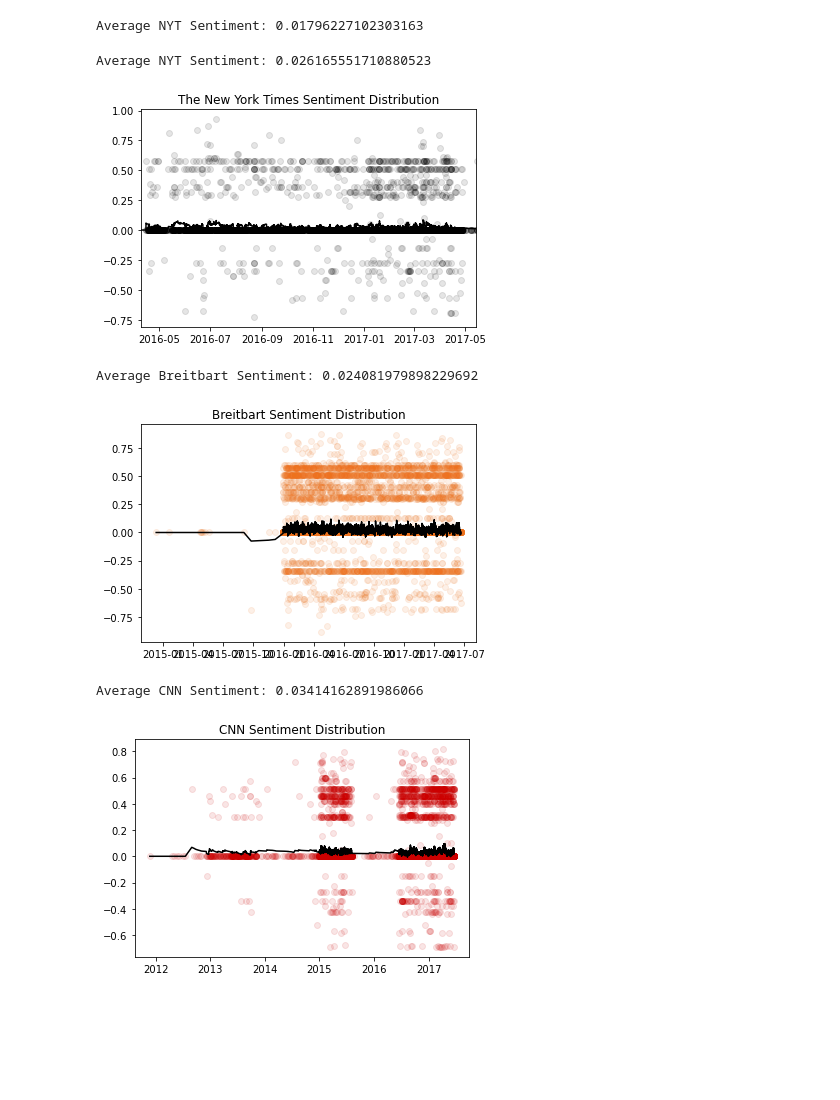
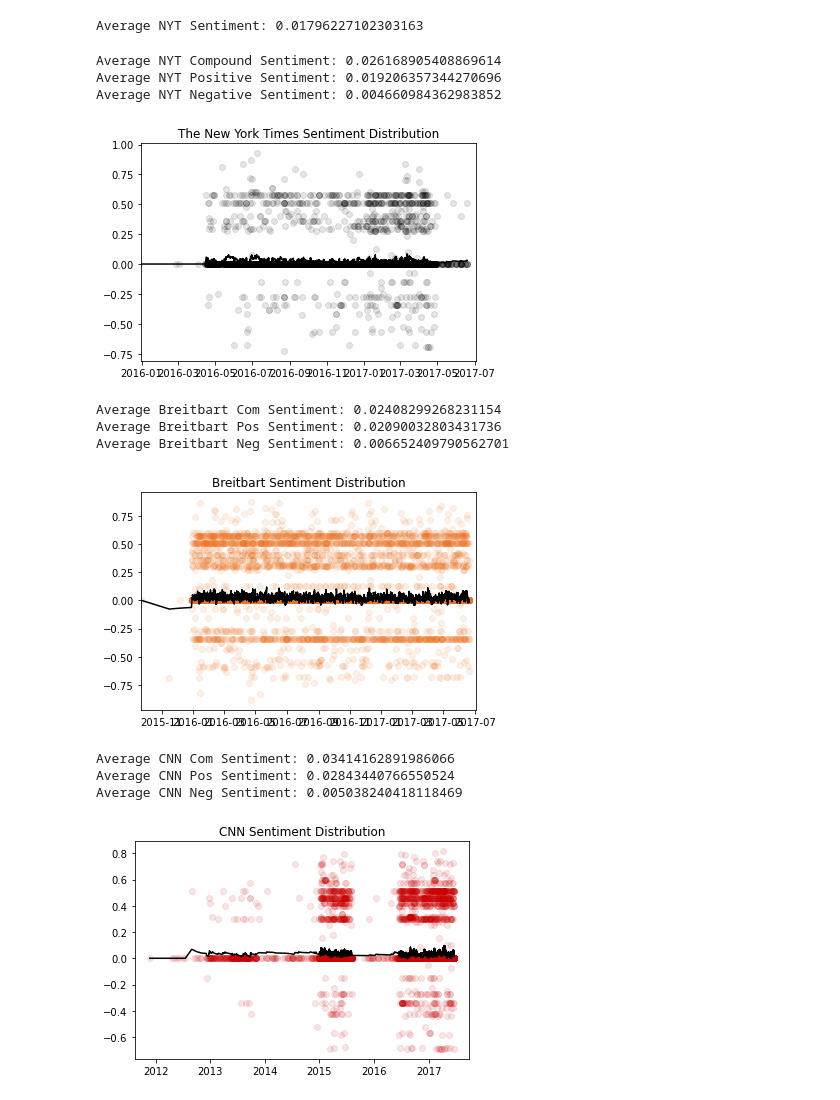
Before and after one commit to ArshSiddiqui/SentimentAnalysis, a Jupyter notebook: Sentiment of News Organizations.ipynb, the cells around one changed output. Drawn from its saved outputs; the diff is of its cells as text; code cells hidden in the pictures; blank space fills up the shorter version.

```diff
--- a/Sentiment of News Organizations.ipynb
+++ b/Sentiment of News Organizations.ipynb
@@ -254,47 +270,72 @@ WashingtonPost = pd.DataFrame({'Headline': np.array(WashingtonPostHeadlines), 'D
 NYT = NYT.sort_values(by='Dates', ascending=True)
 NYTCompoundSentimentScore = []
 NYTTotSentiments = 0
+NYTTotPosSentiments = 0
+NYTTotNegSentiments = 0
 for c in range(0, len(NYT['Sentiment'])):
     NYTCompoundSentimentScore.append(NYT['Sentiment'][c]['compound'])
     NYTTotSentiments += NYT['Sentiment'][c]['compound']
+    NYTTotPosSentiments += NYT['Sentiment'][c]['pos']
+    NYTTotNegSentiments += NYT['Sentiment'][c]['neg']
 NYTFig, NYTax = plt.subplots()
 # updatedDates = [datetime.datetime(2016, 1, 1), datetime.datetime(2017, 5, 1)]
 NYTax.scatter(NYT['Dates'], NYTCompoundSentimentScore, alpha = 0.1, color="black")
 NYTCompoundSentimentScoreSeries = pd.Series(data=NYTCompoundSentimentScore, index=NYT['Dates'])
 NYTax.plot(NYTCompoundSentimentScoreSeries.ewm(span=100).mean(), color="black")
 NYTax.set_title("The New York Times Sentiment Distribution")
-# NYTax.set_xlim(16900, 17300)
+NYTax.set_xlim(16800, 17350)
 
 NYTTotSentiments /= len(NYTsentiments)
-print("Average NYT Sentiment:", NYTTotSentiments)
+NYTTotPosSentiments /= len(NYTsentiments)
+NYTTotNegSentiments /= len(NYTsentiments)
+print("Average NYT Compound Sentiment:", NYTTotSentiments)
+print("Average NYT Positive Sentiment:", NYTTotPosSentiments)
+print("Average NYT Negative Sentiment:", NYTTotNegSentiments)
 # %% [output]
-Average NYT Sentiment: 0.026165551710880523
+Average NYT Compound Sentiment: 0.026168905408869614
+Average NYT Positive Sentiment: 0.019206357344270696
+Average NYT Negative Sentiment: 0.004660984362983852
-[figure, old version]
+[figure, new version]
 # %%
 Breitbart = Breitbart.sort_values(by='Dates', ascending=True)
 BreitbartCompoundSentimentScore = []
+BreitbartTotPosSentiments = 0
+BreitbartTotNegSentiments = 0
 BreitbartTotSentiments = 0
 for c in range(0, len(Breitbart['Sentiment'])):
     BreitbartCompoundSentimentScore.append(Breitbart['Sentiment'][c]['compound'])
     BreitbartTotSentiments += Breitbart['Sentiment'][c]['compound']
+    BreitbartTotPosSentiments += Breitbart['Sentiment'][c]['pos']
+    BreitbartTotNegSentiments += Breitbart['Sentiment'][c]['neg']
 BreitbartFig, Breitbartax = plt.subplots()
 Breitbartax.scatter(Breitbart['Dates'], BreitbartCompoundSentimentScore, alpha = 0.1, color="#ED721D")
 BreitbartCompoundSentimentScoreSeries = pd.Series(data=BreitbartCompoundSentimentScore, index=Breitbart['Dates'])
 Breitbartax.plot(BreitbartCompoundSentimentScoreSeries.ewm(span=50).mean(), color="black")
 Breitbartax.set_title("Breitbart Sentiment Distribution")
+Breitbartax.set_xlim(16700, 17350)
 
 BreitbartTotSentiments /= len(Breitbartsentiments)
-print("Average Breitbart Sentiment:", BreitbartTotSentiments)
+BreitbartTotPosSentiments /= len(Breitbartsentiments)
+BreitbartTotNegSentiments /= len(Breitbartsentiments)
+print("Average Breitbart Com Sentiment:", BreitbartTotSentiments)
+print("Average Breitbart Pos Sentiment:", BreitbartTotPosSentiments)
+print("Average Breitbart Neg Sentiment:", BreitbartTotNegSentiments)
 # %% [output]
-Average Breitbart Sentiment: 0.024081979898229692
+Average Breitbart Com Sentiment: 0.02408299268231154
+Average Breitbart Pos Sentiment: 0.02090032803431736
+Average Breitbart Neg Sentiment: 0.006652409790562701
-[figure, old version]
+[figure, new version]
 # %%
 CNN = CNN.sort_values(by='Dates', ascending=True)
 CNNCompoundSentimentScore = []
 CNNTotSentiments = 0
+CNNTotPosSentiments = 0
+CNNTotNegSentiments = 0
 for c in range(0, len(CNN['Sentiment'])):
     CNNCompoundSentimentScore.append(CNN['Sentiment'][c]['compound'])
     CNNTotSentiments += CNN['Sentiment'][c]['compound']
+    CNNTotPosSentiments += CNN['Sentiment'][c]['pos']
+    CNNTotNegSentiments += CNN['Sentiment'][c]['neg']
 CNNFig, CNNax = plt.subplots()
 CNNax.scatter(CNN['Dates'], CNNCompoundSentimentScore, alpha = 0.1, color="#cc0000")
 CNNCompoundSentimentScoreSeries = pd.Series(data=CNNCompoundSentimentScore, index=CNN['Dates'])
@@ -302,9 +343,15 @@ CNNax.plot(CNNCompoundSentimentScoreSeries.ewm(span=100).mean(), color="black")
 CNNax.set_title("CNN Sentiment Distribution")
 
 CNNTotSentiments /= len(CNNsentiments)
-print("Average CNN Sentiment:", CNNTotSentiments)
+CNNTotPosSentiments /= len(CNNsentiments)
+CNNTotNegSentiments /= len(CNNsentiments)
+print("Average CNN Com Sentiment:", CNNTotSentiments)
+print("Average CNN Pos Sentiment:", CNNTotPosSentiments)
+print("Average CNN Neg Sentiment:", CNNTotNegSentiments)
 # %% [output]
-Average CNN Sentiment: 0.03414162891986066
+Average CNN Com Sentiment: 0.03414162891986066
+Average CNN Pos Sentiment: 0.02843440766550524
+Average CNN Neg Sentiment: 0.005038240418118469
 [figure]
 # %%
 BusinessInsider = BusinessInsider.sort_values(by='Dates', ascending=True)
```
Also changed, not shown: parts of 22 cells of this notebook.
